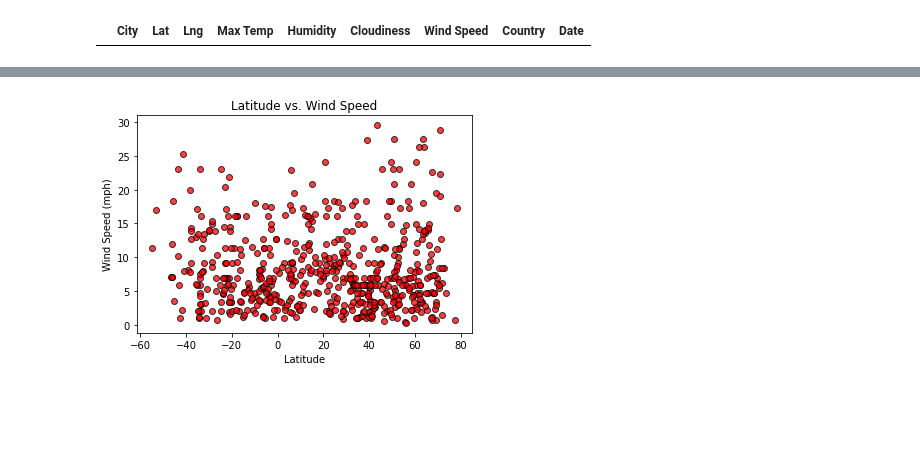
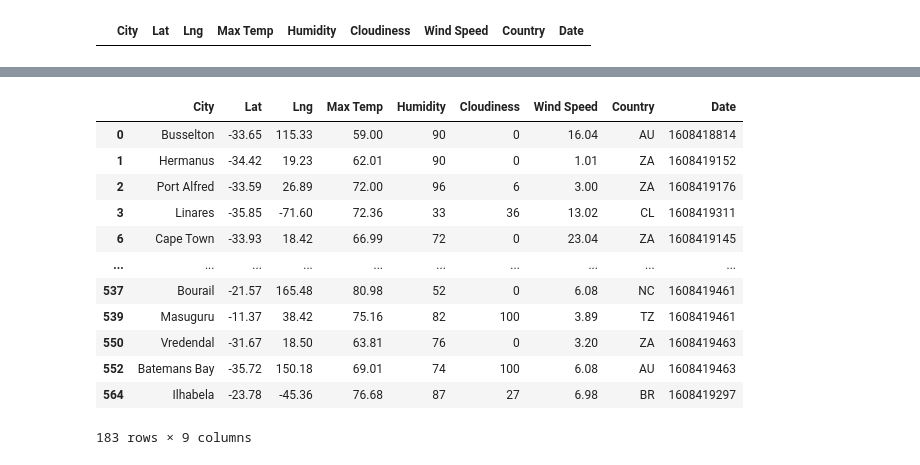
Before and after one commit to LongPatrol/python-api-challenge, a Jupyter notebook: WeatherPy/WeatherPy.ipynb, the cells around one changed output, grey strips where cells are left out. Saved outputs shown, nothing was run; the diff lists cells and outputs as text; code cells hidden in the pictures; blank space fills up the shorter version.

```diff
--- a/WeatherPy/WeatherPy.ipynb
+++ b/WeatherPy/WeatherPy.ipynb
@@ -200,8 +204,21 @@ plt.show()
-# %%
-plt.scatter(city_df["Lat"], city_df["Wind Speed"], marker="o", facecolors="red", edgecolors="black", alpha=0.75)
-plt.ylabel('Wind Speed (mph)')
-plt.xlabel('Latitude')
-plt.title("Latitude vs. Wind Speed")
-plt.show()
-# %% [output]
-[figure, removed]
+# %%
+#Northern dataframe
+north_df = city_df[city_df["Lat"] >= 0]
+north_df
+#Southern dataframe
+south_df = city_df[city_df["Lat"] < 0]
+south_df
+# %% [output]
+|  | City | Lat | Lng | Max Temp | Humidity | Cloudiness | Wind Speed | Country | Date |
+| 0 | Busselton | -33.65 | 115.33 | 59.00 | 90 | 0 | 16.04 | AU | 1608418814 |
+| 1 | Hermanus | -34.42 | 19.23 | 62.01 | 90 | 0 | 1.01 | ZA | 1608419152 |
+| 2 | Port Alfred | -33.59 | 26.89 | 72.00 | 96 | 6 | 3.00 | ZA | 1608419176 |
+| 3 | Linares | -35.85 | -71.60 | 72.36 | 33 | 36 | 13.02 | CL | 1608419311 |
+| 6 | Cape Town | -33.93 | 18.42 | 66.99 | 72 | 0 | 23.04 | ZA | 1608419145 |
+| ... | ... | ... | ... | ... | ... | ... | ... | ... | ... |
+| 537 | Bourail | -21.57 | 165.48 | 80.98 | 52 | 0 | 6.08 | NC | 1608419461 |
+| 539 | Masuguru | -11.37 | 38.42 | 75.16 | 82 | 100 | 3.89 | TZ | 1608419461 |
+| 550 | Vredendal | -31.67 | 18.50 | 63.81 | 76 | 0 | 3.20 | ZA | 1608419463 |
+| 552 | Batemans Bay | -35.72 | 150.18 | 69.01 | 74 | 100 | 6.08 | AU | 1608419463 |
+| 564 | Ilhabela | -23.78 | -45.36 | 76.68 | 87 | 27 | 6.98 | BR | 1608419297 |
+183 rows × 9 columns
```
Also changed, not shown: parts of 13 cells of this notebook.
